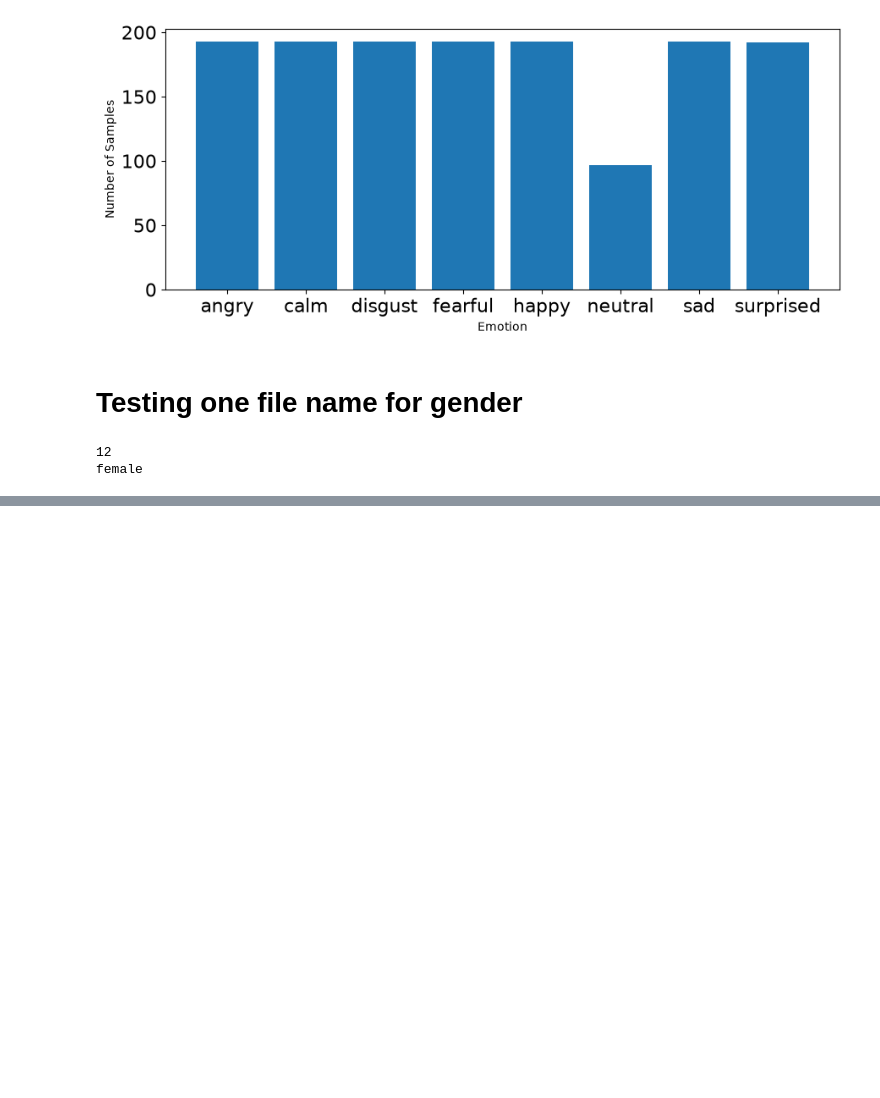
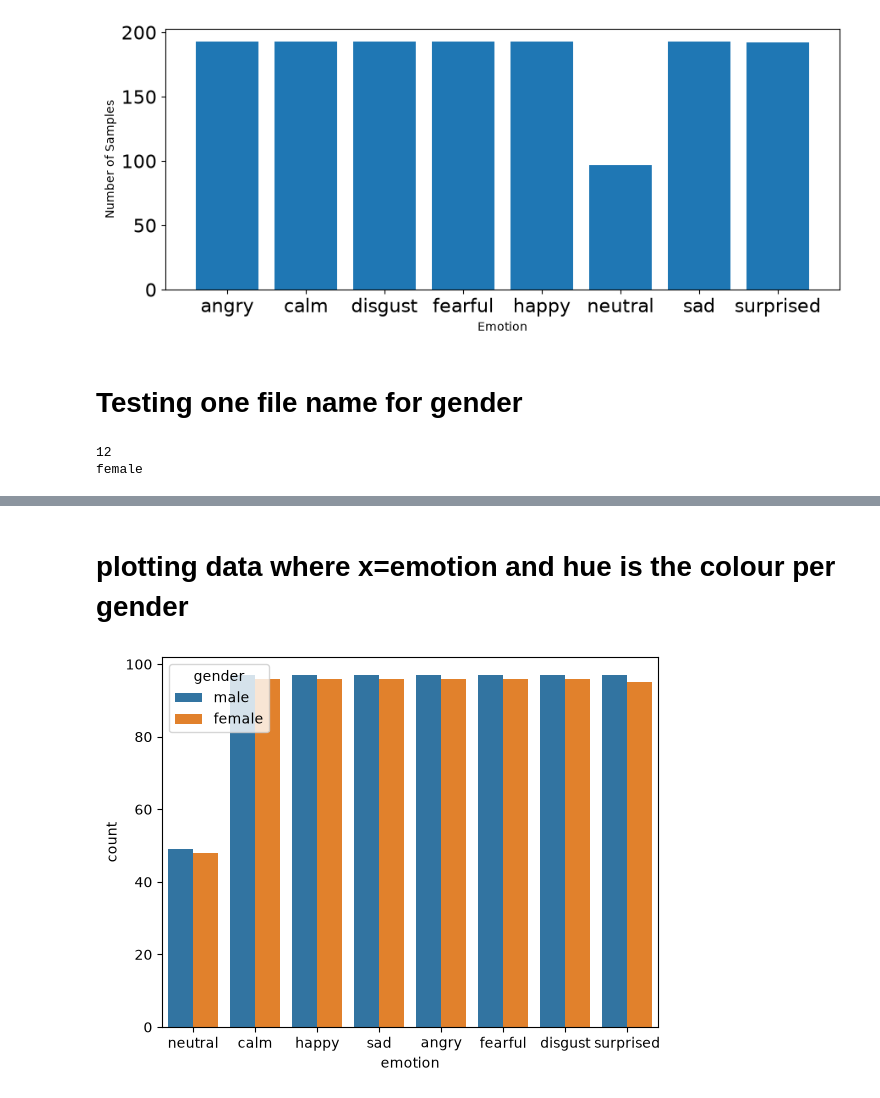
Before and after one commit to nathancswong/Week2-DataPreprocessing, a Jupyter notebook: Week 2.ipynb, the cells around one changed output, grey strips where cells are left out. Saved outputs shown, nothing was run; the diff lists cells and outputs as text; code cells hidden in the pictures; blank space fills up the shorter version.

Commit message:
added in analysis for gender plots with emotions

```diff
--- a/Week 2.ipynb
+++ b/Week 2.ipynb
@@ -787,0 +796,20 @@ female
+# %%
+def load_data(pattern):
+    X, y, g = [], [], []                         # ← added an empty list g
+    count = 0
+    for file in glob.glob(pattern):
+        file_name = os.path.basename(file)
+        emotion = emotions_dict[file_name.split("-")[2]]
+        y.append(emotion)
+
+        # ── your test code goes here ──
+        actor = int(file_name.split("-")[6].split(".")[0])
+        if actor % 2 == 0:
+            gender = "female"
+        else:
+            gender = "male"
+        g.append(gender)                         # ← add gender to the list, like y.append(emotion)
+
+        count += 1
+        print('\r' + f' Processed {count}/{1440} audio samples', end=' ')
+    return np.array(X), np.array(y), np.array(g) # ← now returns THREE things
@@ -787,0 +818,4 @@ female
+# %%
+features, ravdess_emotions, ravdess_genders = load_data("Audio Data/Actor_*/*.wav")
+features, my_emotions, my_genders = load_data("Audio Data/Me/*.wav")
+features, all_emotions, all_genders = load_data("Audio Data/*/*.wav")
@@ -787,0 +836,3 @@ female
+# %%
+df = pd.DataFrame({'emotion': all_emotions, 'gender': all_genders})
+df.head()
@@ -787,0 +846,9 @@ female
+# %% [markdown]
+# plotting data where x=emotion and hue is the colour per gender
+# %%
+import seaborn as sns
+
+sns.countplot(data=df, x='emotion', hue='gender')
+plt.show()
+# %% [output]
+[figure, added]
```
Also changed, not shown: parts of 12 cells of this notebook.
